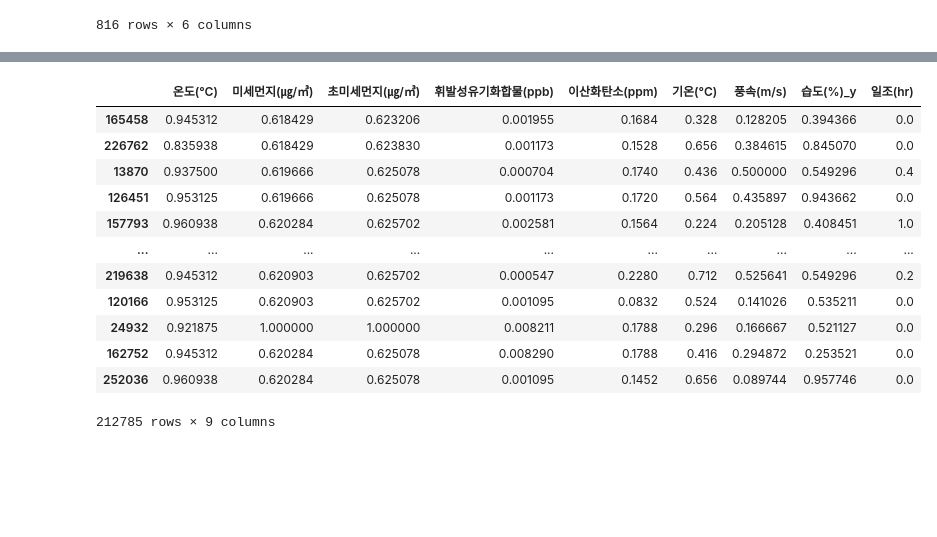
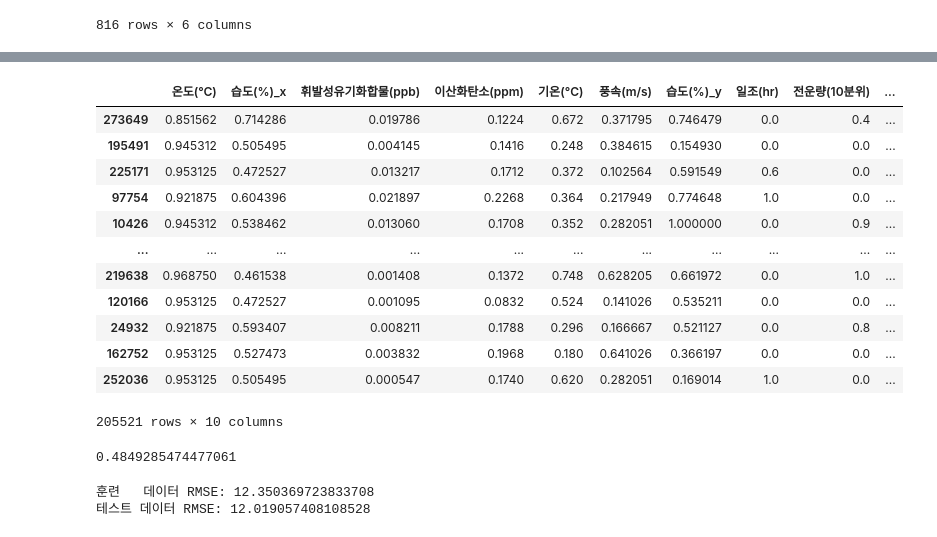
Before and after one commit to Yoonsun222/CapstoneDesign, a Jupyter notebook: 캡스톤디자인.ipynb, the cells around one changed output, grey strips where cells are left out. Drawn from its saved outputs; the diff is of its cells as text; code cells hidden in the pictures; blank space fills up the shorter version.

```diff
--- a/캡스톤디자인.ipynb
+++ b/캡스톤디자인.ipynb
@@ -16,6 +18,7 @@ df3  = pd.read_csv("/content/drive/MyDrive/캡스톤디자
 df4 = pd.read_csv("/content/drive/MyDrive/캡스톤디자인/CHILD_AIR_2022.02.21-02.27.csv", encoding = 'euc-kr', parse_dates=['등록일자'])
 df5 = pd.read_csv("/content/drive/MyDrive/캡스톤디자인/CHILD_AIR_2022.02.28-03.06.csv", encoding = 'euc-kr', parse_dates=['등록일자'])
 weather_df = pd.read_csv("/content/drive/MyDrive/캡스톤디자인/기상청데이터.csv", encoding = 'euc-kr', parse_dates=['등록일자'])
+dust_df = pd.read_csv("/content/drive/MyDrive/캡스톤디자인/서울시미세먼지평균.csv",encoding = 'euc-kr', parse_dates=['등록일자'] )
 
 df = pd.concat([df1,df2,df3,df4,df5],axis=0, join='inner')
 # %%
@@ -54,3 +57,7 @@ weather_df
 | 814 | 2022-03-05 23:00 | -0.3 | 3.0 | 41 | 0.0 | 0 |
 | 815 | 2022-03-06 00:00 | -0.6 | 3.4 | 43 | 0.0 | 0 |
 816 rows × 6 columns
+# %%
+dust_df['등록일자'] = dust_df["등록일자"].dt.strftime("%Y-%m-%d %H:00")
+
+dust_df
@@ -57,6 +78,9 @@ weather_df
 # %%
 data = pd.merge(left = df , right = weather_df, how = "inner", on = "등록일자")
+data = pd.merge(left = data , right = dust_df, how = "inner", on = "등록일자")
+
 data.head(100)
 data = data.drop_duplicates(['시리얼','등록일자'], keep='first')
 
+data
 #temp = df[df['시리얼']== 'V01T1622211']
@@ -89,30 +138,30 @@ total_data
 # %%
-X =  total_data[total_data.columns[[1,3,4,5,6,8,9,10,11]]]
-Y = total_data[total_data.columns[[2]]]
+X =  total_data[total_data.columns[[1,2,5,6,8,9,10,11,12,13]]]
+Y = total_data[total_data.columns[[3]]]
 # %%
 
-X_train, X_test, Y_train, Y_test = train_test_split(X, Y, random_state=22)
+X_train, X_test, y_train, y_test = train_test_split(X, Y, random_state=22)
 
 scaler = MinMaxScaler()
-X_train_scaled = scaler.fit_transform(X_train)
-X_train_scaled = pd.DataFrame(X_train_scaled, columns=X_train.columns, index=X_train.index)
+X_scaled_train = scaler.fit_transform(X_train)
+X_scaled_train = pd.DataFrame(X_scaled_train, columns=X_train.columns, index=X_train.index)
 
-X_test_scaled = scaler.fit_transform(X_test)
-X_test_scaled = pd.DataFrame(X_test_scaled, columns=X_test.columns, index=X_test.index)
+X_scaled_test = scaler.fit_transform(X_test)
+X_scaled_test = pd.DataFrame(X_scaled_test, columns=X_test.columns, index=X_test.index)
 
 
-X_train_scaled
+X_scaled_train
 # %% [output]
-|  | 온도(℃) | 미세먼지(㎍/㎥) | 초미세먼지(㎍/㎥) | 휘발성유기화합물(ppb) | 이산화탄소(ppm) | 기온(°C) | 풍속(m/s) | 습도(%)_y | 일조(hr) |
-| 165458 | 0.945312 | 0.618429 | 0.623206 | 0.001955 | 0.1684 | 0.328 | 0.128205 | 0.394366 | 0.0 |
-| 226762 | 0.835938 | 0.618429 | 0.623830 | 0.001173 | 0.1528 | 0.656 | 0.384615 | 0.845070 | 0.0 |
-| 13870 | 0.937500 | 0.619666 | 0.625078 | 0.000704 | 0.1740 | 0.436 | 0.500000 | 0.549296 | 0.4 |
-| 126451 | 0.953125 | 0.619666 | 0.625078 | 0.001173 | 0.1720 | 0.564 | 0.435897 | 0.943662 | 0.0 |
-| 157793 | 0.960938 | 0.620284 | 0.625702 | 0.002581 | 0.1564 | 0.224 | 0.205128 | 0.408451 | 1.0 |
-| ... | ... | ... | ... | ... | ... | ... | ... | ... | ... |
-| 219638 | 0.945312 | 0.620903 | 0.625702 | 0.000547 | 0.2280 | 0.712 | 0.525641 | 0.549296 | 0.2 |
-| 120166 | 0.953125 | 0.620903 | 0.625702 | 0.001095 | 0.0832 | 0.524 | 0.141026 | 0.535211 | 0.0 |
-| 24932 | 0.921875 | 1.000000 | 1.000000 | 0.008211 | 0.1788 | 0.296 | 0.166667 | 0.521127 | 0.0 |
-| 162752 | 0.945312 | 0.620284 | 0.625078 | 0.008290 | 0.1788 | 0.416 | 0.294872 | 0.253521 | 0.0 |
-| 252036 | 0.960938 | 0.620284 | 0.625078 | 0.001095 | 0.1452 | 0.656 | 0.089744 | 0.957746 | 0.0 |
+|  | 온도(℃) | 습도(%)_x | 휘발성유기화합물(ppb) | 이산화탄소(ppm) | 기온(°C) | 풍속(m/s) | 습도(%)_y | 일조(hr) | 전운량(10분위) | ... |
+| 273649 | 0.851562 | 0.714286 | 0.019786 | 0.1224 | 0.672 | 0.371795 | 0.746479 | 0.0 | 0.4 | ... |
+| 195491 | 0.945312 | 0.505495 | 0.004145 | 0.1416 | 0.248 | 0.384615 | 0.154930 | 0.0 | 0.0 | ... |
+| 225171 | 0.953125 | 0.472527 | 0.013217 | 0.1712 | 0.372 | 0.102564 | 0.591549 | 0.6 | 0.0 | ... |
+| 97754 | 0.921875 | 0.604396 | 0.021897 | 0.2268 | 0.364 | 0.217949 | 0.774648 | 1.0 | 0.0 | ... |
+| 10426 | 0.945312 | 0.538462 | 0.013060 | 0.1708 | 0.352 | 0.282051 | 1.000000 | 0.0 | 0.9 | ... |
+| ... | ... | ... | ... | ... | ... | ... | ... | ... | ... | ... |
+| 219638 | 0.968750 | 0.461538 | 0.001408 | 0.1372 | 0.748 | 0.628205 | 0.661972 | 0.0 | 1.0 | ... |
+| 120166 | 0.953125 | 0.472527 | 0.001095 | 0.0832 | 0.524 | 0.141026 | 0.535211 | 0.0 | 0.0 | ... |
+| 24932 | 0.921875 | 0.593407 | 0.008211 | 0.1788 | 0.296 | 0.166667 | 0.521127 | 0.0 | 0.8 | ... |
+| 162752 | 0.953125 | 0.527473 | 0.003832 | 0.1968 | 0.180 | 0.641026 | 0.366197 | 0.0 | 0.0 | ... |
+| 252036 | 0.953125 | 0.505495 | 0.000547 | 0.1740 | 0.620 | 0.282051 | 0.169014 | 1.0 | 0.0 | ... |
-212785 rows × 9 columns
+205521 rows × 10 columns
@@ -119,9 +184,20 @@ X_train_scaled
 # %%
-from sklearn.svm import SVC
-
-model=SVC()
-model.fit(X_train_scaled, Y_train.values.ravel())
-pred_train=model.predict(X_train_scaled)
-model.score(X_train_scaled, Y_train)
-pred_test=model.predict(X_test_scaled)
-model.score(X_test_scaled, Y_test)
+from sklearn.neural_network import MLPClassifier
+model=MLPClassifier()
+model.fit(X_scaled_train, y_train)
+pred_train=model.predict(X_scaled_train)
+model.score(X_scaled_train, y_train)
+pred_test=model.predict(X_scaled_test)
+model.score(X_scaled_test, y_test)
+# %% [output]
+0.4849285474477061
+# %%
+from sklearn.neural_network import MLPRegressor
+model=MLPRegressor(hidden_layer_sizes=(64,64,64),activation="relu" ,random_state=1, max_iter=2000)
+model.fit(X_scaled_train, y_train)
+pred_train=model.predict(X_scaled_train)
+model.score(X_scaled_train, y_train)
+pred_test=model.predict(X_scaled_test)
+# %% [output]
+훈련   데이터 RMSE: 12.350369723833708
+테스트 데이터 RMSE: 12.019057408108528
```
Also changed, not shown: parts of 11 cells of this notebook.
